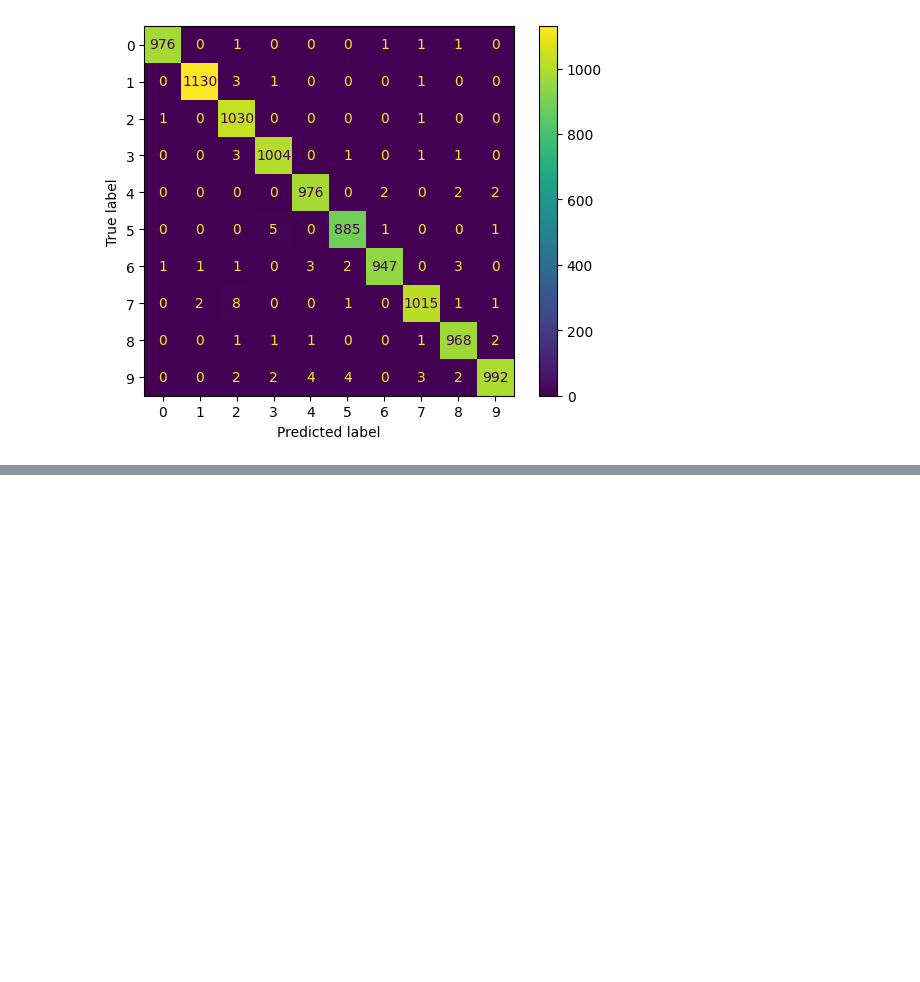
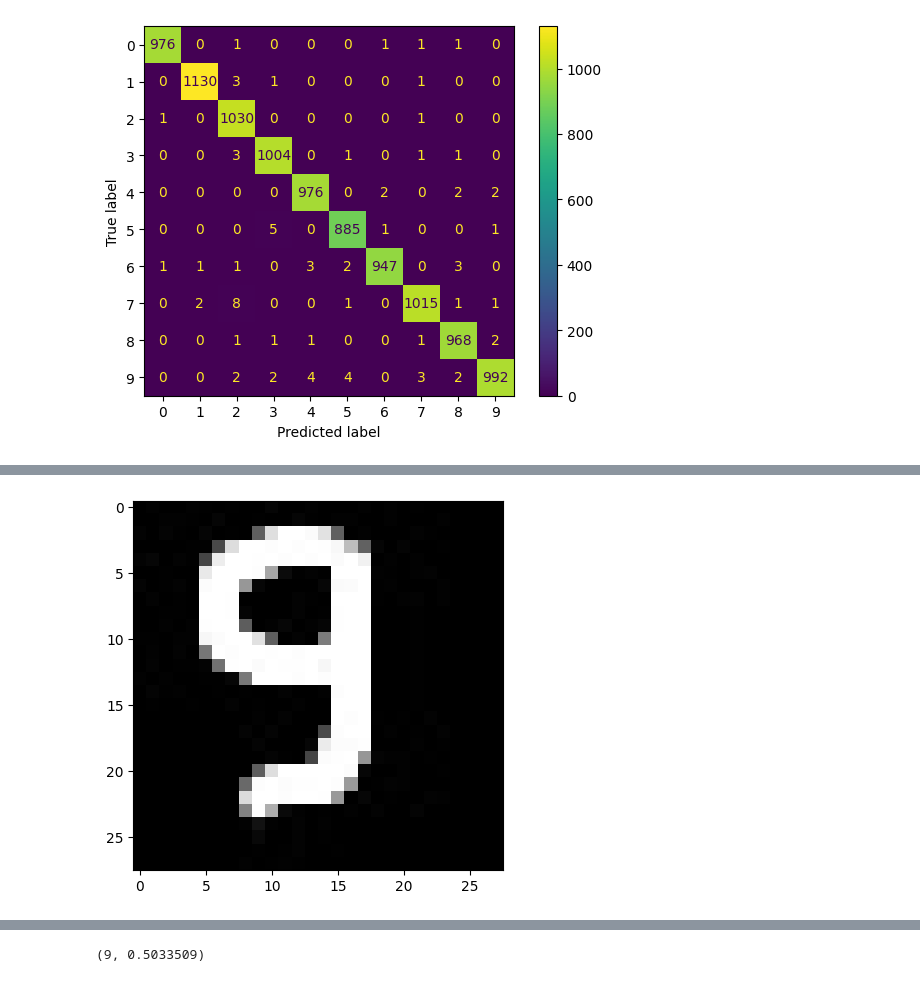
Before and after one commit to Poojakamble24/Deep_Learning, a Jupyter notebook: Handwritten_Digit_classification.ipynb, the cells around one changed output, grey strips where cells are left out. Cells and saved outputs as stored; diff of their text form; code cells hidden in the pictures; blank space fills up the shorter version.

```diff
--- a/Handwritten_Digit_classification.ipynb
+++ b/Handwritten_Digit_classification.ipynb
@@ -330,0 +440,4 @@ ConfusionMatrixDisplay.from_predictions(y_test,ypred_test)
+# %%
+predict_number('/content/example_img3 (1).jpg')
+# %% [output]
+[figure, added]
@@ -330,0 +445 @@ ConfusionMatrixDisplay.from_predictions(y_test,ypred_test)
+(9, 0.5033509)
```
Also changed, not shown: parts of 14 cells of this notebook.
